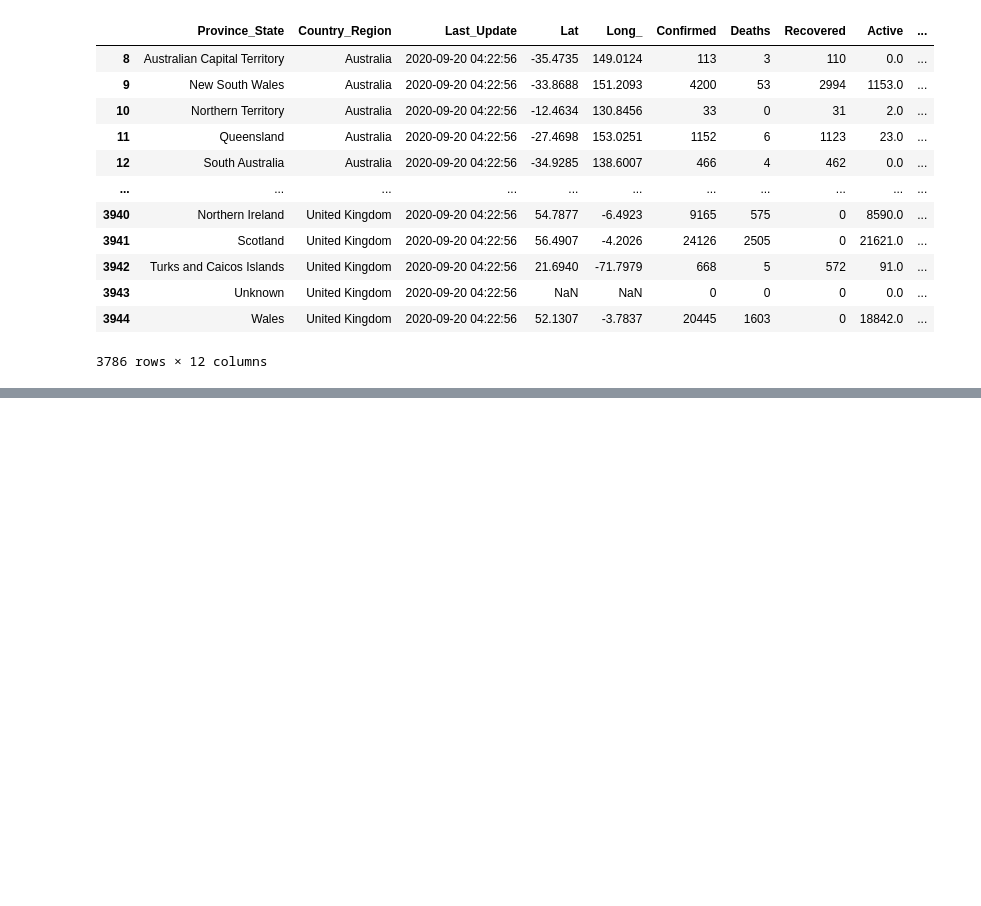
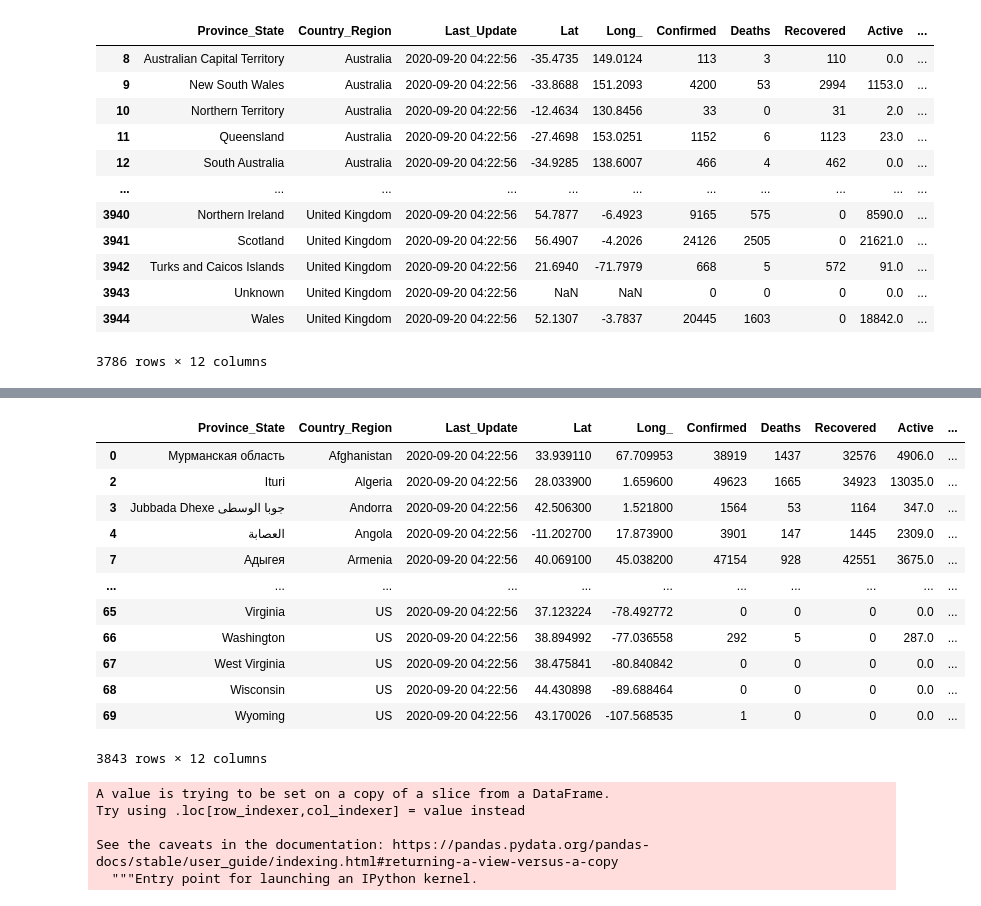
Before and after one commit to rsehmbi/covid19, a Jupyter notebook: LocationDataImpute.ipynb, the cells around one changed output, grey strips where cells are left out. Cells and saved outputs as stored; diff of their text form; code cells hidden in the pictures; blank space fills up the shorter version.

```diff
--- a/LocationDataImpute.ipynb
+++ b/LocationDataImpute.ipynb
@@ -103,0 +102,2 @@ AttributeError: 'NoneType' object has no attribute 'dropna'
+# %%
+LongLatitudeImputation.drop(['Unnamed: 0', 'Unnamed: 0.1'], axis=1, inplace=True)
@@ -103,0 +124,24 @@ AttributeError: 'NoneType' object has no attribute 'dropna'
+# %%
+ImputedIncidenceRate = pd.read_csv("ImputedIncidenceRate.csv")
+# %%
+IncidenceRatePresent = LongLatitudeImputation[LongLatitudeImputation['Incidence_Rate'].notna()]
+# %%
+JoinedTable = pd.concat([IncidenceRatePresent, ImputedIncidenceRate])
+JoinedTable.drop(['Unnamed: 0', 'Unnamed: 0.1','Population'], axis=1, inplace=True)
+# %%
+JoinedTable.isnull().sum(axis = 0)
+JoinedTable
+# %% [output]
+|  | Province_State | Country_Region | Last_Update | Lat | Long_ | Confirmed | Deaths | Recovered | Active | ... |
+| 0 | Мурманская область | Afghanistan | 2020-09-20 04:22:56 | 33.939110 | 67.709953 | 38919 | 1437 | 32576 | 4906.0 | ... |
+| 2 | Ituri | Algeria | 2020-09-20 04:22:56 | 28.033900 | 1.659600 | 49623 | 1665 | 34923 | 13035.0 | ... |
+| 3 | Jubbada Dhexe جوبا الوسطى | Andorra | 2020-09-20 04:22:56 | 42.506300 | 1.521800 | 1564 | 53 | 1164 | 347.0 | ... |
+| 4 | العصابة | Angola | 2020-09-20 04:22:56 | -11.202700 | 17.873900 | 3901 | 147 | 1445 | 2309.0 | ... |
+| 7 | Адыгея | Armenia | 2020-09-20 04:22:56 | 40.069100 | 45.038200 | 47154 | 928 | 42551 | 3675.0 | ... |
+| ... | ... | ... | ... | ... | ... | ... | ... | ... | ... | ... |
+| 65 | Virginia | US | 2020-09-20 04:22:56 | 37.123224 | -78.492772 | 0 | 0 | 0 | 0.0 | ... |
+| 66 | Washington | US | 2020-09-20 04:22:56 | 38.894992 | -77.036558 | 292 | 5 | 0 | 287.0 | ... |
+| 67 | West Virginia | US | 2020-09-20 04:22:56 | 38.475841 | -80.840842 | 0 | 0 | 0 | 0.0 | ... |
+| 68 | Wisconsin | US | 2020-09-20 04:22:56 | 44.430898 | -89.688464 | 0 | 0 | 0 | 0.0 | ... |
+| 69 | Wyoming | US | 2020-09-20 04:22:56 | 43.170026 | -107.568535 | 1 | 0 | 0 | 0.0 | ... |
+3843 rows × 12 columns
@@ -103,0 +151,8 @@ AttributeError: 'NoneType' object has no attribute 'dropna'
+# %%
+Ratio['Case-Fatality_Ratio'] = Ratio['Case-Fatality_Ratio'].fillna(0)
+# %% [output]
+A value is trying to be set on a copy of a slice from a DataFrame.
+Try using .loc[row_indexer,col_indexer] = value instead
+
+See the caveats in the documentation: https://pandas.pydata.org/pandas-docs/stable/user_guide/indexing.html#returning-a-view-versus-a-copy
+  """Entry point for launching an IPython kernel.
```
Also changed, not shown: parts of 21 cells of this notebook, 8 other files.
